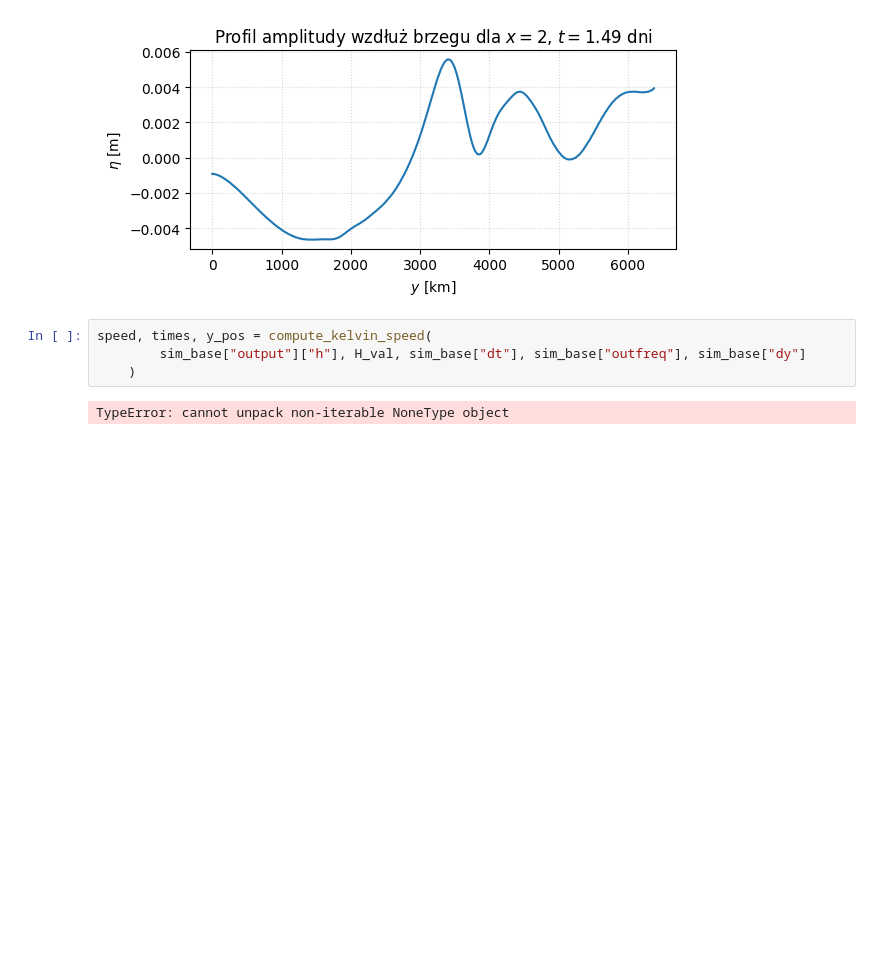
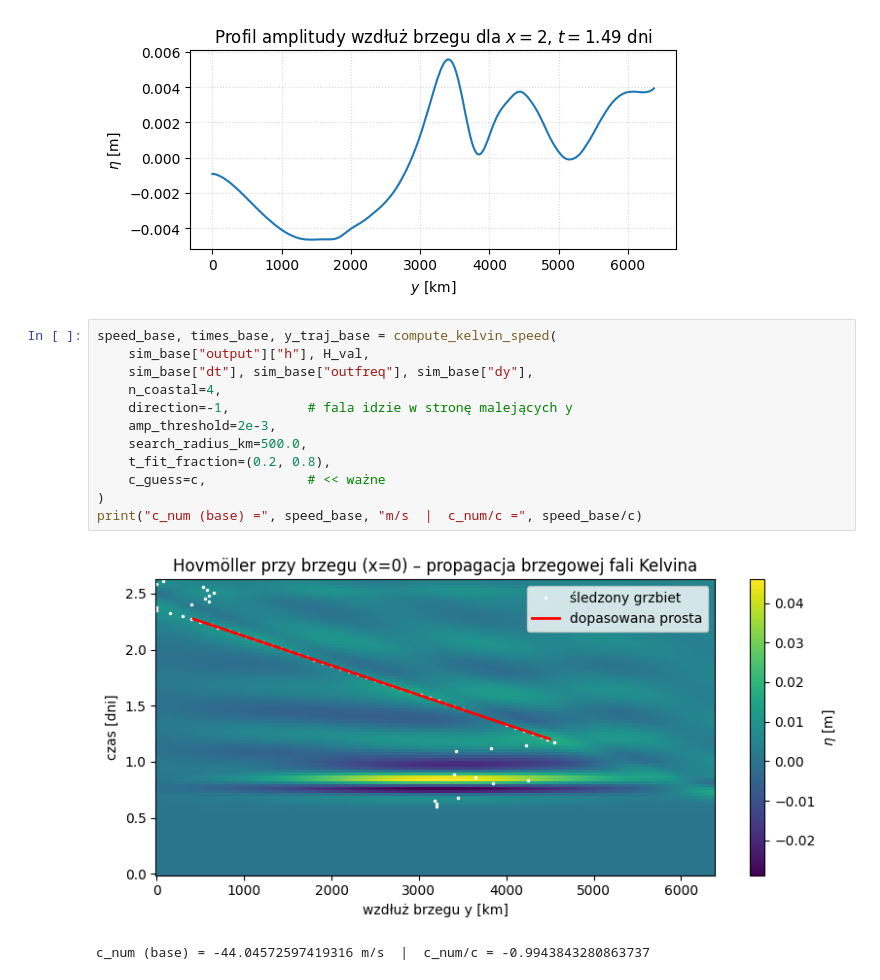
Before and after one commit to MUPAGH2025/0mroz, a Jupyter notebook: kelvin.ipynb, the cells around one changed output. Saved outputs shown, nothing was run; the diff lists cells and outputs as text; blank space fills up the shorter version.

```diff
--- a/kelvin.ipynb
+++ b/kelvin.ipynb
@@ -1140,12 +1185,21 @@ plt.tight_layout()
 plt.show()
 # %% [output]
 [figure]
-# %%
-speed, times, y_pos = compute_kelvin_speed(
-        sim_base["output"]["h"], H_val, sim_base["dt"], sim_base["outfreq"], sim_base["dy"]
-    )
-# %% [output]
-TypeError: cannot unpack non-iterable NoneType object
+# %%
+speed_base, times_base, y_traj_base = compute_kelvin_speed(
+    sim_base["output"]["h"], H_val,
+    sim_base["dt"], sim_base["outfreq"], sim_base["dy"],
+    n_coastal=4,
+    direction=-1,          # fala idzie w stronę malejących y
+    amp_threshold=2e-3,
+    search_radius_km=500.0,
+    t_fit_fraction=(0.2, 0.8),
+    c_guess=c,             # << ważne
+)
+print("c_num (base) =", speed_base, "m/s  |  c_num/c =", speed_base/c)
+# %% [output]
+[figure, added]
+c_num (base) = -44.04572597419316 m/s  |  c_num/c = -0.9943843280863737
 # %%
 print(speed)
 # %% [output]
```
Also changed, not shown: parts of 8 cells of this notebook.
